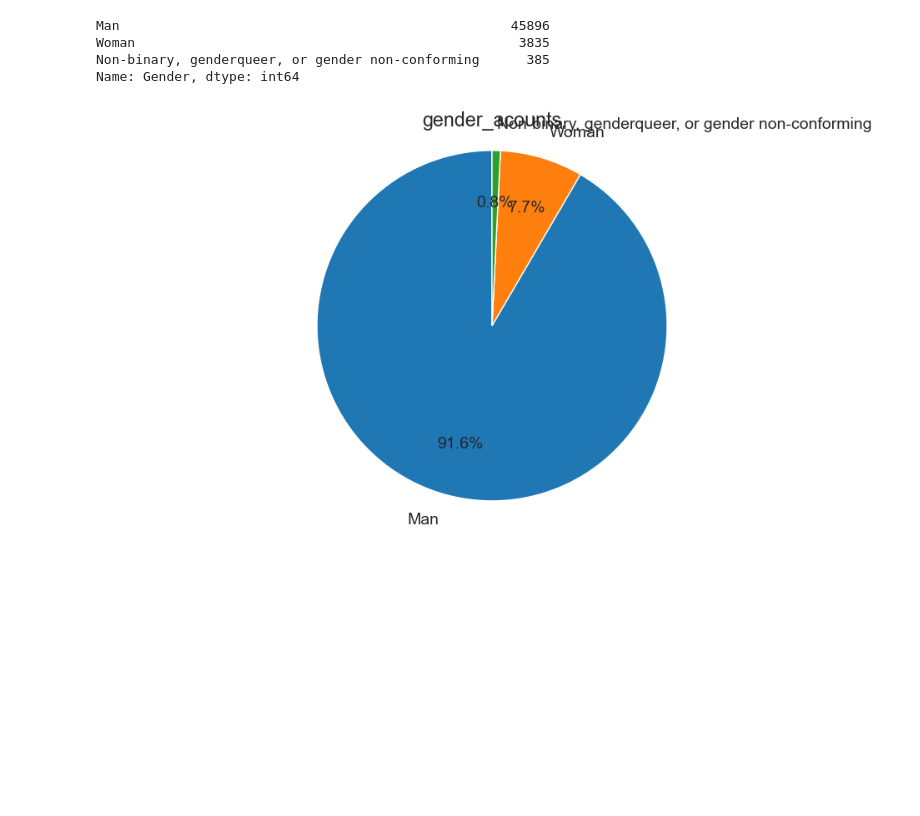
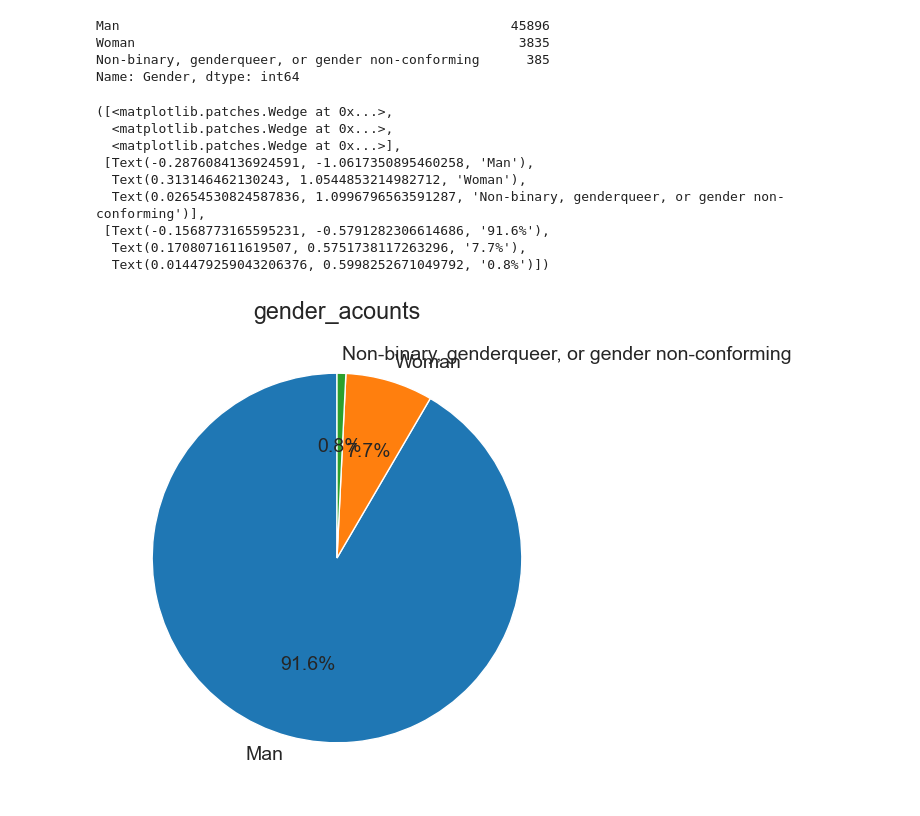
Before and after one commit to fabrice-programmer/project-das, a Jupyter notebook: realworld.ipynb, the cells around one changed output. Saved outputs shown, nothing was run; the diff lists cells and outputs as text; code cells hidden in the pictures; blank space fills up the shorter version.

```diff
--- a/realworld.ipynb
+++ b/realworld.ipynb
@@ -241,7 +241,7 @@ plt.hist(survey_df.Age.dropna(), bins=np.arange(10, 80, 5), color='purple')
 [figure]
 # %%
 schema.Gender
-gender_acounts=survey_df.Gender.value_counts()
+gender_acounts=survey_df.Gender.value_counts(dropna=True)
 gender_acounts
 # %% [output]
 Man                                                  45896
@@ -249,29 +249,17 @@ Woman                                                 3835
 Non-binary, genderqueer, or gender non-conforming      385
 Name: Gender, dtype: int64
 # %%
-
-
-
-labels = [
-    "Man",
-    "Woman",
-    "Non-binary, genderqueer, or gender non-conforming"
-]
-
 plt.figure(figsize=(12,6))
 plt.title('gender_acounts')
-
-
-plt.pie(
-    gender_acounts,
-    labels=labels,
-    autopct='%1.1f%%',
-    startangle=90,
-    pctdistance=0.7,
-    labeldistance=1.15
-)
-
-plt.axis('equal')
-plt.show()
+plt.pie(gender_acounts,labels=gender_acounts.index,autopct='%1.1f%%',startangle=90)
 # %% [output]
+([<matplotlib.patches.Wedge at 0x...>,
+  <matplotlib.patches.Wedge at 0x...>,
+  <matplotlib.patches.Wedge at 0x...>],
+ [Text(-0.2876084136924591, -1.0617350895460258, 'Man'),
+  Text(0.313146462130243, 1.0544853214982712, 'Woman'),
+  Text(0.02654530824587836, 1.0996796563591287, 'Non-binary, genderqueer, or gender non-conforming')],
+ [Text(-0.1568773165595231, -0.5791282306614686, '91.6%'),
+  Text(0.1708071611619507, 0.5751738117263296, '7.7%'),
+  Text(0.014479259043206376, 0.5998252671049792, '0.8%')])
-[figure, old version]
+[figure, new version]
```
